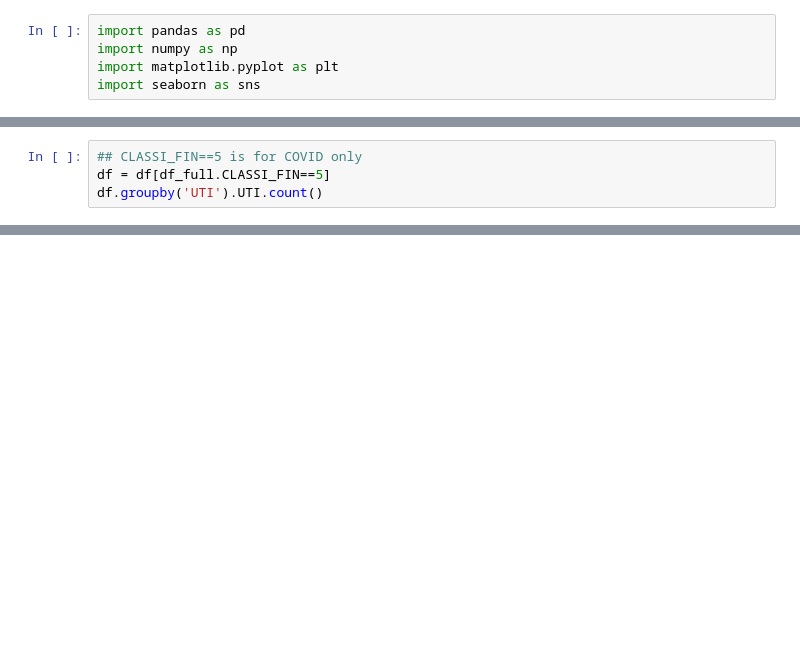
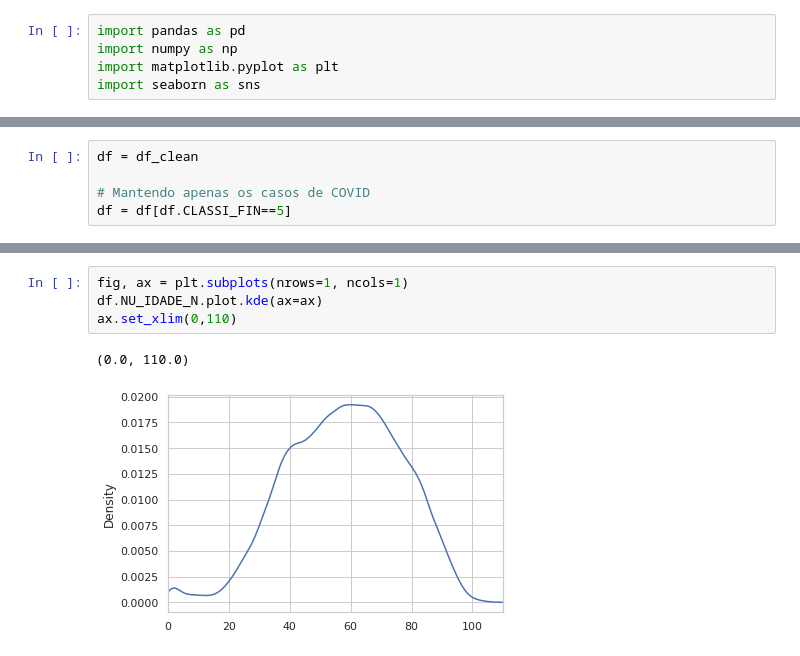
Before and after one commit to fabinhojorge/covid_analysis, a Jupyter notebook: covid_analysis.ipynb, the cells around one changed output, grey strips where cells are left out. Drawn from its saved outputs; the diff is of its cells as text; blank space fills up the shorter version.

```diff
--- a/covid_analysis.ipynb
+++ b/covid_analysis.ipynb
@@ -79,0 +98,5 @@ df = df_clean
+# %%
+df = df_clean
+
+# Mantendo apenas os casos de COVID
+df = df[df.CLASSI_FIN==5]
@@ -94,4 +132,0 @@ df[df.CLASSI_FIN==5].shape
-# %%
-## CLASSI_FIN==5 is for COVID only
-df = df[df_full.CLASSI_FIN==5]
-df.groupby('UTI').UTI.count()
@@ -103,0 +180,7 @@ Name: UTI, dtype: int64
+# %%
+fig, ax = plt.subplots(nrows=1, ncols=1)
+df.NU_IDADE_N.plot.kde(ax=ax)
+ax.set_xlim(0,110)
+# %% [output]
+(0.0, 110.0)
+[figure, added]
```
Also changed, not shown: parts of 23 cells of this notebook, 11 other files.
